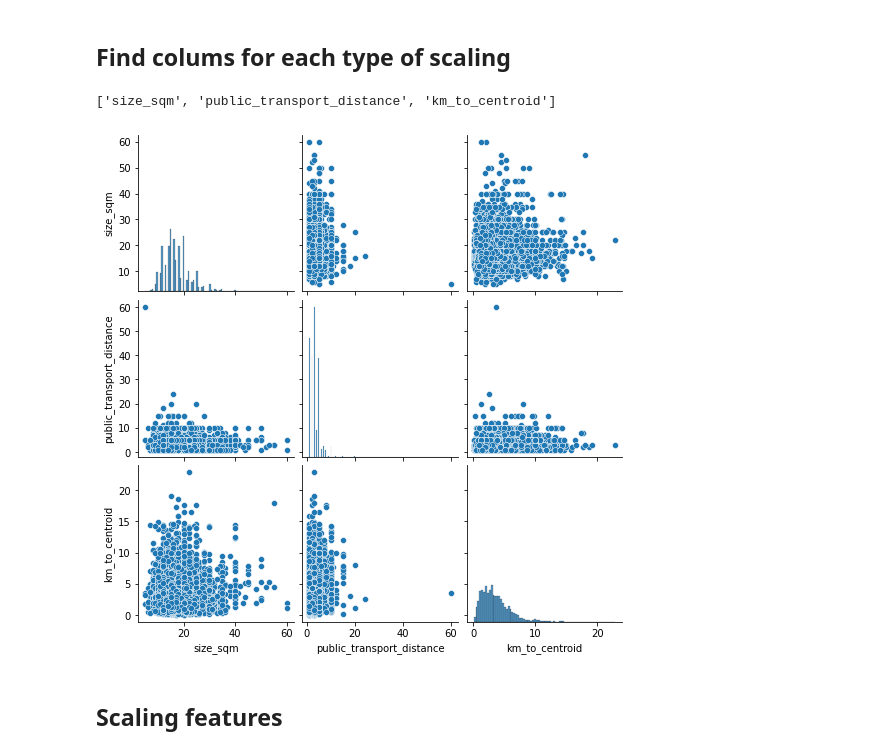
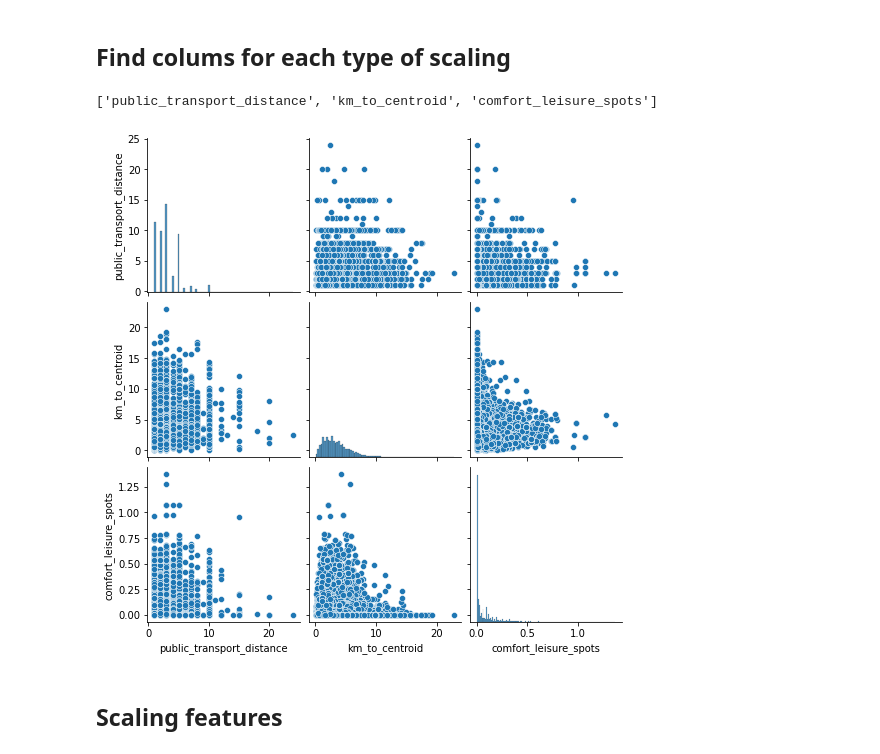
Before and after one commit to chvieira2/housing_crawler, a Jupyter notebook: notebooks/Modelling.ipynb, the cells around one changed output. Cells and saved outputs as stored; diff of their text form; code cells hidden in the pictures.

```diff
--- a/notebooks/Modelling.ipynb
+++ b/notebooks/Modelling.ipynb
@@ -65,7 +90,7 @@ df_filtered = df_filtered[[
         'commercial_landlord',
 #         'title',
 #         'type_offer_simple',
-        'size_sqm',
+#         'size_sqm',
 #         'home_total_size',
 #         'available_rooms',
         'capacity',
@@ -93,13 +118,14 @@ df_filtered = df_filtered[[
 #         'crawler',
 
 # Values
-        'price_euros',
+#         'price_euros',
 #         'cold_rent_euros',
 #         'mandatory_costs_euros',
 #         'extra_costs_euros',
 #         'deposit',
         'transfer_costs_euros',
-#         'price_per_sqm',
+#         'price_per_sqm_warm',
+        'price_per_sqm_cold',
 
 # Flatmates
         'male_flatmates',
@@ -278,3 +306,22 @@ col
 # max_age_flatmates
 # There are some ads with really extreme energy usage values (<18 or >80). These were removed for modelling
 df_filtered['max_age_flatmates'] = [np.nan if (value!=value) or value < 18 or value >80 else value for value in list(df_filtered['max_age_flatmates'])]
+
+# public_transport_distance
+# Remove values of public transport above 30 min
+df_filtered['public_transport_distance'] = [np.nan if (value!=value) or value > 30 else value for value in list(df_filtered['public_transport_distance'])]
+
+# min_age_flatmates
+# Create a new variable flat_with_kids if the minimum age of flatmates is below 18
+df_filtered['flat_with_kids'] = [1.0 if value < 18 else 0.0 for value in list(df_filtered['min_age_flatmates'])]
+# Limit minimal age of flat mates to 18 and 80 yo
+df_filtered['min_age_flatmates'] = [np.nan if (value!=value) or value < 18 or value >80 else value for value in list(df_filtered['min_age_flatmates'])]
+
+# cold_rent_euros
+# Remove ridiculously small cold_rent_euros values
+# df_filtered['cold_rent_euros'] = [np.nan if (value!=value) or value < 100 else value for value in list(df_filtered['cold_rent_euros'])]
+
+# price_per_sqm
+## Remove offeers with absurd values for price/sqm above 100
+# df_filtered['price_per_sqm'] = [np.nan if (value!=value) or value > 100 else value for value in list(df_filtered['price_per_sqm'])]
+# df_filtered = df_filtered[df_filtered['price_per_sqm'].notna()]
@@ -421,7 +480,9 @@ features_OSM = [
                 'comfort_green_parks',
                 'comfort_street_motorway']
 # %%
-continuous_num_cols = ['size_sqm', 'public_transport_distance', 'km_to_centroid'] #+ features_OSM
+continuous_num_cols = [#'size_sqm',
+                       'public_transport_distance',
+                       'km_to_centroid'] + features_OSM
 # %%
 # for numerical_feature in continuous_num_cols:
 #     fig, ax = plt.subplots(1,3, figsize = (15,5))
@@ -435,12 +496,12 @@ continuous_num_cols = ['size_sqm', 'public_transport_distance', 'km_to_centroid'
 #     ax[2].set_title(f"QQplot of {numerical_feature}")
 #     qqplot(df_scaled[numerical_feature], line='s', ax = ax[2])
 # %%
-cols = continuous_num_cols#numerical_columns[0:3]
+cols = continuous_num_cols[0:3]#numerical_columns[0:3]
 sns.pairplot(df_scaled.reset_index(), vars=cols);
 print(cols)
 # %% [output]
-['size_sqm', 'public_transport_distance', 'km_to_centroid']
+['public_transport_distance', 'km_to_centroid', 'comfort_leisure_spots']
-[figure, old version]
+[figure, new version]
 # %%
 cols_minmax_scaler = ['capacity', 'transfer_costs_euros',
                       'male_flatmates', 'female_flatmates', 'diverse_flatmates',
```
Also changed, not shown: parts of 98 cells of this notebook, 4 other files.
